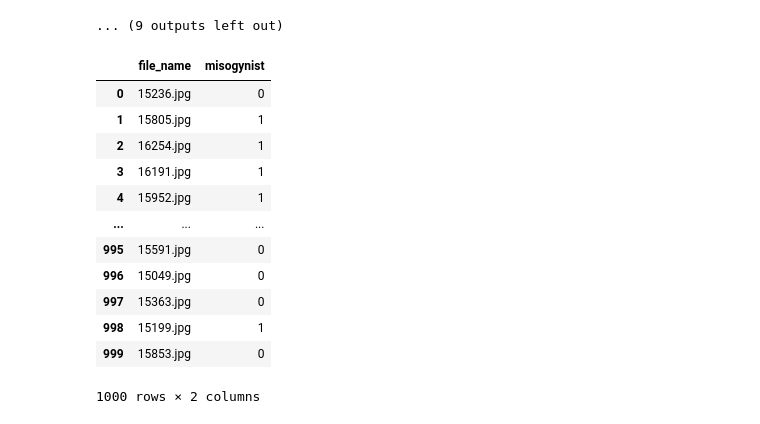
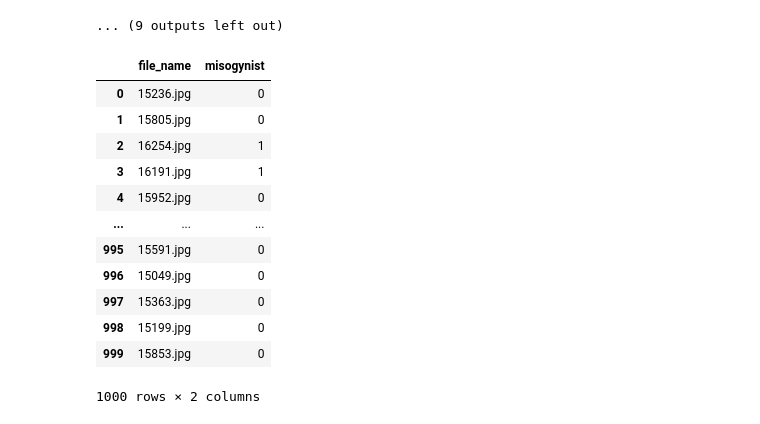
Before and after one commit to Rhitabrat/MAMI, a Jupyter notebook: Baselines/image_text_baseline.ipynb, the cells around one changed output. Saved outputs shown, nothing was run; the diff lists cells and outputs as text; code cells hidden in the pictures.

```diff
--- a/Baselines/image_text_baseline.ipynb
+++ b/Baselines/image_text_baseline.ipynb
@@ -157,7 +157,7 @@ image_model.summary()
 history = image_model.fit(iX_train,
                     y_train,
                     validation_split=0.1,
-                    epochs= epochs,
+                    epochs= 60,
                     batch_size=batch_size,
                     #verbose=0,
                     )
@@ -209,7 +209,7 @@ text_model.summary()
 history = text_model.fit(tX_train,
                     y_train,
                     validation_split=0.1,
-                    epochs= epochs,
+                    epochs= 30,
                     batch_size=batch_size,
                     #verbose=0
                     )
@@ -368,22 +368,23 @@ pred = list(map(int, pred)) #true/false to 1/0
 
 predictions_db = pd.DataFrame(data=test_df['file_name'])
 predictions_db['misogynist'] = pred
-# %%
-predictions_db
-# %% [output]
-|  | file_name | misogynist |
-| 0 | 15236.jpg | 0 |
-| 1 | 15805.jpg | 1 |
-| 2 | 16254.jpg | 1 |
-| 3 | 16191.jpg | 1 |
-| 4 | 15952.jpg | 1 |
-| ... | ... | ... |
-| 995 | 15591.jpg | 0 |
-| 996 | 15049.jpg | 0 |
-| 997 | 15363.jpg | 0 |
-| 998 | 15199.jpg | 1 |
-| 999 | 15853.jpg | 0 |
-1000 rows × 2 columns
+# %%
+predictions_db.to_csv("/content/drive/MyDrive/PSU/NLP Lab/MAMI/result.csv", index=False)
+predictions_db
+# %% [output]
+|  | file_name | misogynist |
+| 0 | 15236.jpg | 0 |
+| 1 | 15805.jpg | 0 |
+| 2 | 16254.jpg | 1 |
+| 3 | 16191.jpg | 1 |
+| 4 | 15952.jpg | 0 |
+| ... | ... | ... |
+| 995 | 15591.jpg | 0 |
+| 996 | 15049.jpg | 0 |
+| 997 | 15363.jpg | 0 |
+| 998 | 15199.jpg | 0 |
+| 999 | 15853.jpg | 0 |
+1000 rows × 2 columns
 # %%
 import evaluation
 
```
Also changed, not shown: parts of 4 cells of this notebook.
